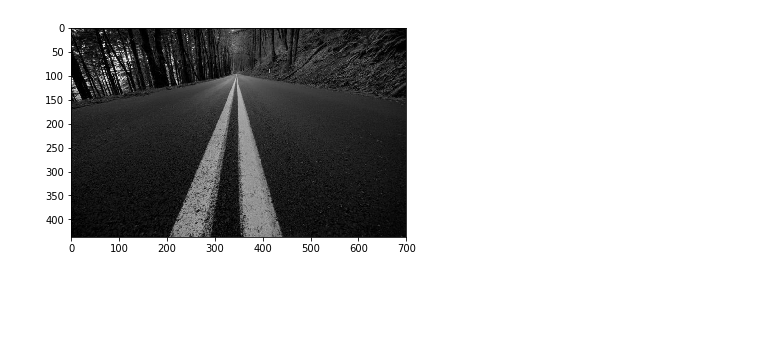
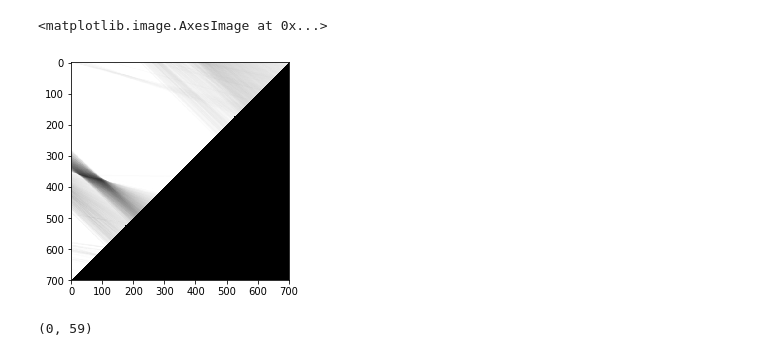
Before and after one commit to MACderRu/CV_Lab, a Jupyter notebook: Hough_transform.ipynb, the cells around one changed output. Saved outputs shown, nothing was run; the diff lists cells and outputs as text; code cells hidden in the pictures; blank space fills up the shorter version.

```diff
--- a/Hough_transform.ipynb
+++ b/Hough_transform.ipynb
@@ -18,4 +108,44 @@ img_1 = cv2.imread(image_names[0], 0)
+# %%
+def get_x(y_, s_, t_, n):
+
+    x_ = round((t_ * y_ / (n - 1)) - s_)
+    return x_
+# %%
+def get_idx(img, s_, t_, height):
+
+    idx_s = [s_]
+
+
+    for y_ in range(1, height):
+        x = get_x(y_, s_, t_, height)
+        idx_s.append(x)
+    return idx_s
+# %%
+def my_Hough_transform(img):
+
+    height, width = img.shape
+
+    #матрица, которую будем заполнять
+    to_fill = np.zeros(shape=(width, width))
+
+    for s in range(width):
+        for t in range(width - s):
+
+            idx_s = get_idx(img, s, t, height)
+
+            for i, x_ in enumerate(idx_s):
+                value = get_state(img[i, x_])
+                to_fill[s, t] += value
+
+    return to_fill
+# %%
+try1 = my_Hough_transform(th1)
 # %%
-plt.imshow(img_1, 'gray');
+plt.imshow(try1, 'gray')
 # %% [output]
+<matplotlib.image.AxesImage at 0x...>
-[figure, old version]
+[figure, new version]
+# %%
+print(find_max(try1))
+# %% [output]
+(0, 59)
```
Also changed, not shown: parts of 22 cells of this notebook.
